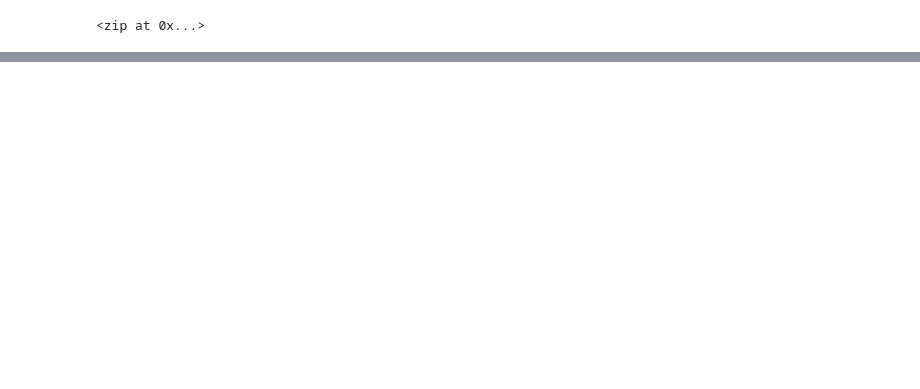
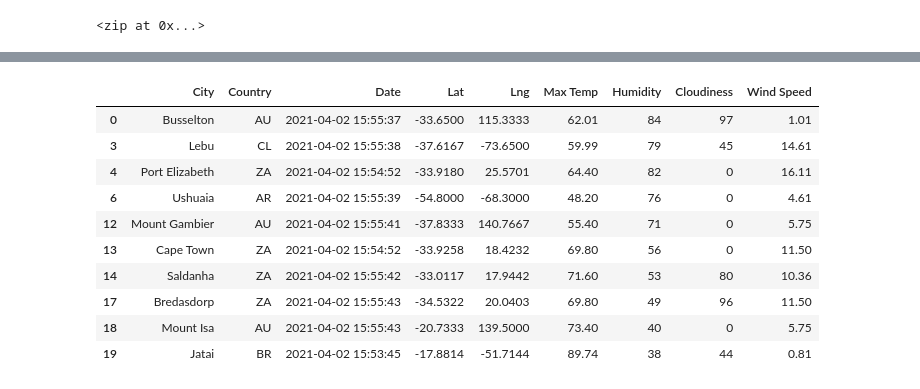
Before and after one commit to a-memme/World_Weather_Analysis, a Jupyter notebook: Analysis/WeatherPy.ipynb, the cells around one changed output, grey strips where cells are left out. Drawn from its saved outputs; the diff is of its cells as text; code cells hidden in the pictures; blank space fills up the shorter version.

```diff
--- a/Analysis/WeatherPy.ipynb
+++ b/Analysis/WeatherPy.ipynb
@@ -301,0 +357,15 @@ plt.show()
+# %%
+southern_hemi_df = city_data_df.loc[(city_data_df["Lat"] < 0)]
+southern_hemi_df.head(10)
+# %% [output]
+|  | City | Country | Date | Lat | Lng | Max Temp | Humidity | Cloudiness | Wind Speed |
+| 0 | Busselton | AU | 2021-04-02 15:55:37 | -33.6500 | 115.3333 | 62.01 | 84 | 97 | 1.01 |
+| 3 | Lebu | CL | 2021-04-02 15:55:38 | -37.6167 | -73.6500 | 59.99 | 79 | 45 | 14.61 |
+| 4 | Port Elizabeth | ZA | 2021-04-02 15:54:52 | -33.9180 | 25.5701 | 64.40 | 82 | 0 | 16.11 |
+| 6 | Ushuaia | AR | 2021-04-02 15:55:39 | -54.8000 | -68.3000 | 48.20 | 76 | 0 | 4.61 |
+| 12 | Mount Gambier | AU | 2021-04-02 15:55:41 | -37.8333 | 140.7667 | 55.40 | 71 | 0 | 5.75 |
+| 13 | Cape Town | ZA | 2021-04-02 15:54:52 | -33.9258 | 18.4232 | 69.80 | 56 | 0 | 11.50 |
+| 14 | Saldanha | ZA | 2021-04-02 15:55:42 | -33.0117 | 17.9442 | 71.60 | 53 | 80 | 10.36 |
+| 17 | Bredasdorp | ZA | 2021-04-02 15:55:43 | -34.5322 | 20.0403 | 69.80 | 49 | 96 | 11.50 |
+| 18 | Mount Isa | AU | 2021-04-02 15:55:43 | -20.7333 | 139.5000 | 73.40 | 40 | 0 | 5.75 |
+| 19 | Jatai | BR | 2021-04-02 15:53:45 | -17.8814 | -51.7144 | 89.74 | 38 | 44 | 0.81 |
```
Also changed, not shown: parts of 27 cells of this notebook, 5 other files.
